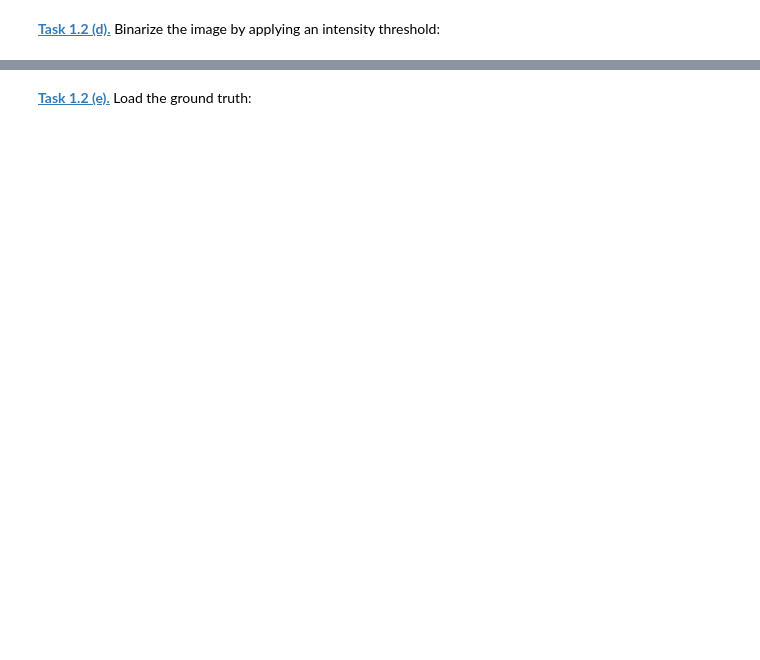
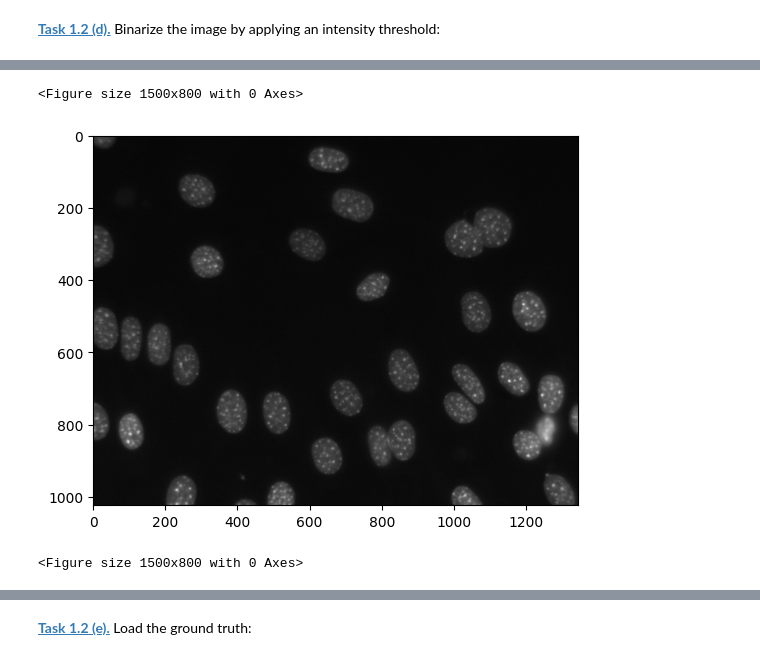
Before and after one commit to AB22-too/mobi-fs5-python, a Jupyter notebook: segm_threshold.ipynb, the cells around one changed output, grey strips where cells are left out. Drawn from its saved outputs; the diff is of its cells as text; code cells hidden in the pictures; blank space fills up the shorter version.

```diff
--- a/segm_threshold.ipynb
+++ b/segm_threshold.ipynb
@@ -27,0 +53,7 @@ ValueError: the input array must have size 3 along `channel_axis`, got (512, 512
+# %%
+plt.imshow(gray)
+plt.figure(figsize = (15,8))
+# %% [output]
+<Figure size 1500x800 with 0 Axes>
+[figure, added]
+<Figure size 1500x800 with 0 Axes>
```
Also changed, not shown: parts of 8 cells of this notebook, 2 other files.
